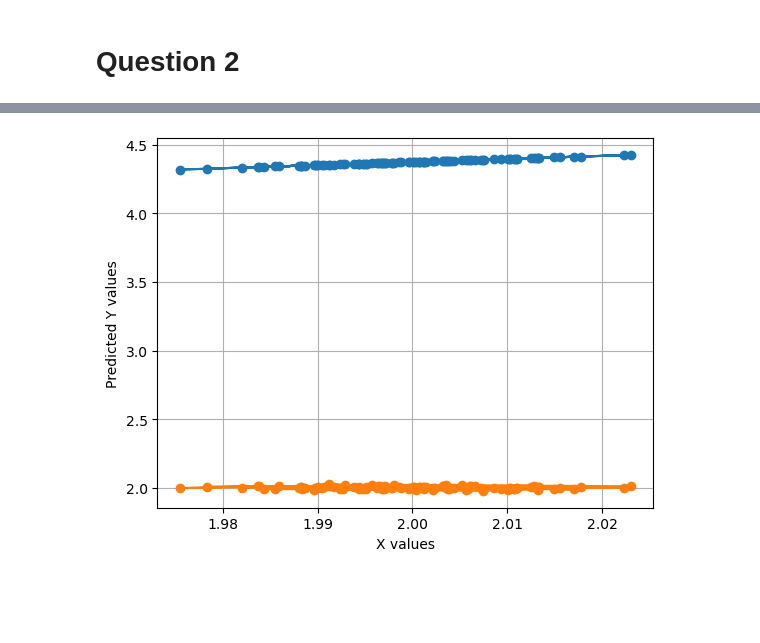
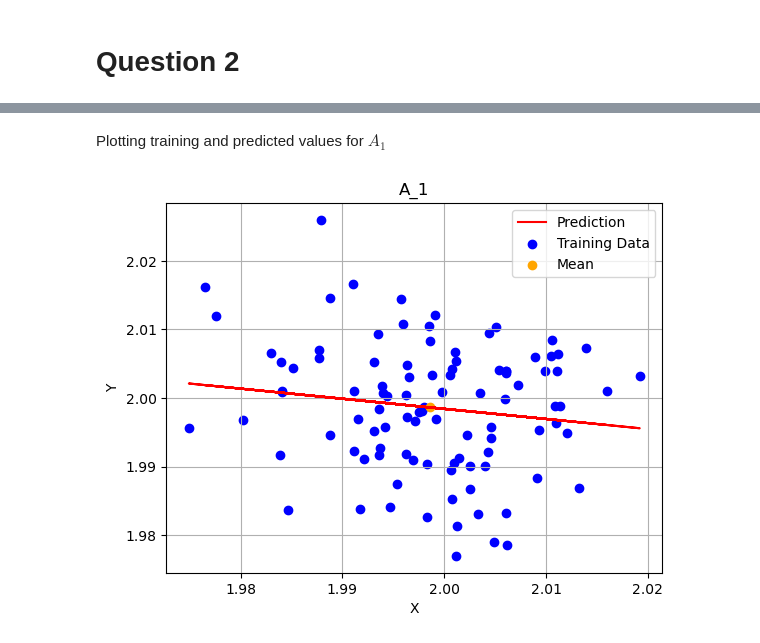
Before and after one commit to ryankafoor/Applied_Machine_Learning, a Jupyter notebook: linear_regression.ipynb, the cells around one changed output, grey strips where cells are left out. Saved outputs shown, nothing was run; the diff lists cells and outputs as text; code cells hidden in the pictures; blank space fills up the shorter version.

```diff
--- a/linear_regression.ipynb
+++ b/linear_regression.ipynb
@@ -89,15 +109,13 @@ Calculating $\beta_0$ and $\beta_1$ for Matrix $A_1$, $A_2$ and $A_3$ respective
 # %%
-#Matrix A_1
-beta_0, beta_1 = simple_linear_regression(A_1)
-x_values = A_1[:,0]
-predictions_A1 = np.array([[x, predict_using_slg(x, beta_0, beta_1)] for x in x_values])
+#Training on Matrix A_1
+beta_0_A1, beta_1_A1 = simple_linear_regression(A_1)
+#Calculate predictions for all x in A_1 and save as Matrix
+predictions_A1 = np.array([[x, predict_using_slg(x, beta_0_A1, beta_1_A1)] for x in A_1[:,0]])
 
 #Matrix A_2
-beta_0, beta_1 = simple_linear_regression(A_2)
-x_values = A_2[:,0]
-predictions_A2 = np.array([[x, predict_using_slg(x, beta_0, beta_1)] for x in x_values])
+beta_0_A2, beta_1_A2 = simple_linear_regression(A_2)
+predictions_A2 = np.array([[x, predict_using_slg(x, beta_0_A2, beta_1_A2)] for x in A_2[:,0]])
 
 #Matrix A_3
-beta_0, beta_1 = simple_linear_regression(A_3)
-x_values = A_3[:,0]
-predictions_A3 = np.array([[x, predict_using_slg(x, beta_0, beta_1)] for x in x_values])
+beta_0_A3, beta_1_A3 = simple_linear_regression(A_3)
+predictions_A3 = np.array([[x, predict_using_slg(x, beta_0_A3, beta_1_A3)] for x in A_3[:,0]])
@@ -106,10 +122,15 @@ predictions_A3 = np.array([[x, predict_using_slg(x, beta_0, beta_1)] for x in x_
+# %% [markdown]
+Plotting training and predicted values for $A_1$
 # %%
-
-plt.plot(predictions_A1[:,0], predictions_A1[:,1], marker='o')
-plt.plot(A_1[:,0], A_1[:,1], marker='o')
-plt.xlabel('X values')
-plt.ylabel('Predicted Y values')
+#predictions_A1[:,0] are x values
+plt.plot(predictions_A1[:,0], predictions_A1[:,1],color='red', label='Prediction')
+plt.scatter(A_1[:,0], A_1[:,1],color='blue', label='Training Data')
+plt.scatter(np.mean(A_1[:,0]), np.mean(A_1[:,1]),color='orange', label='Mean')
+plt.xlabel('X')
+plt.ylabel('Y')
 plt.grid(True)
+plt.title('A_1')
+plt.legend()
 plt.show()
 # %% [output]
-[figure, old version]
+[figure, new version]
```
Also changed, not shown: parts of 46 cells of this notebook.
